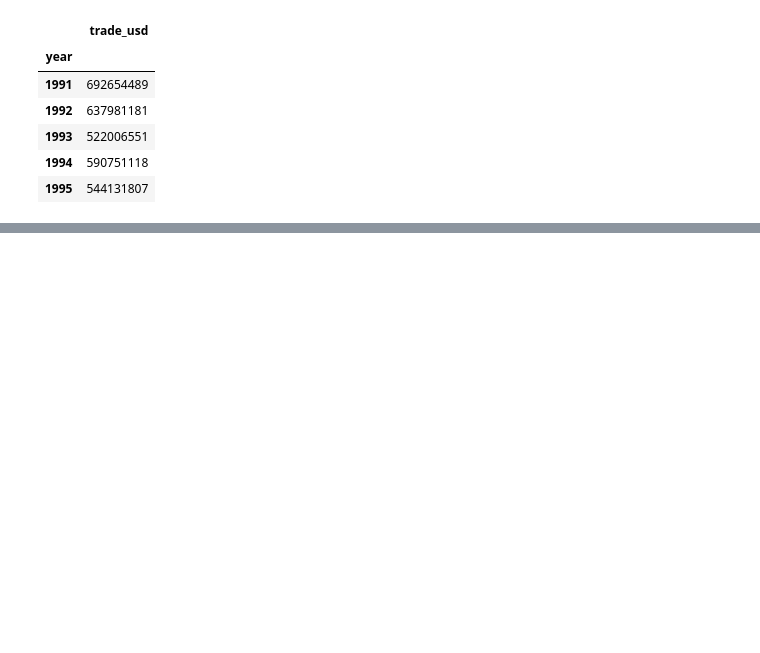
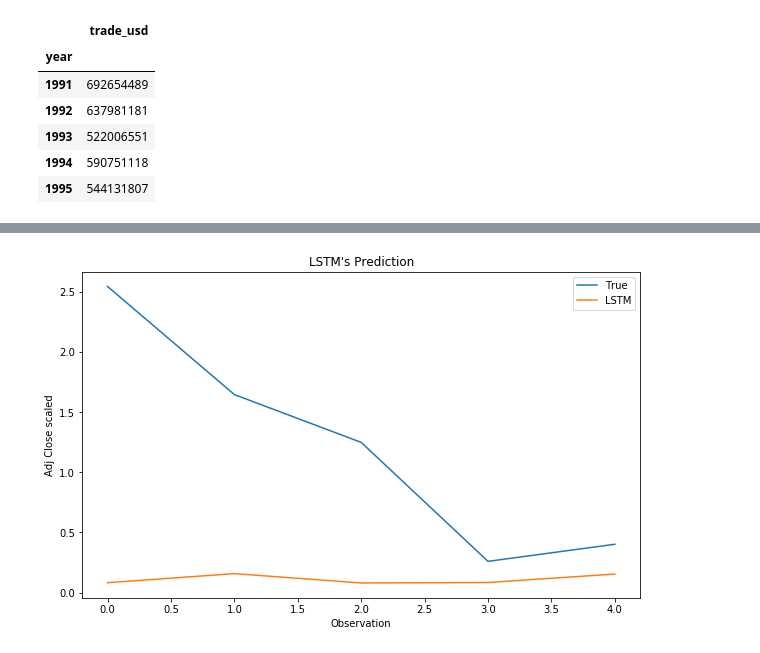
Before and after one commit to MihailoJoksimovic/commodity-trade-statistics-analysis, a Jupyter notebook: Forecasting Pipeline.ipynb, the cells around one changed output, grey strips where cells are left out. Cells and saved outputs as stored; diff of their text form; code cells hidden in the pictures; blank space fills up the shorter version.

```diff
--- a/Forecasting Pipeline.ipynb
+++ b/Forecasting Pipeline.ipynb
@@ -80,0 +170,19 @@ Predicted: 783464474.794, Actual: 784223079.0, Diff: 758604.205734
+# %%
+for s in range(1,2):
+    train_sc_df['X_{}'.format(s)] = train_sc_df['Y'].shift(s)
+    test_sc_df['X_{}'.format(s)] = test_sc_df['Y'].shift(s)
+# %%
+X_train = train_sc_df.dropna().drop('Y', axis=1)
+y_train = train_sc_df.dropna().drop('X_1', axis=1)
+
+X_test = test_sc_df.dropna().drop('Y', axis=1)
+y_test = test_sc_df.dropna().drop('X_1', axis=1)
+
+X_train = X_train.as_matrix()
+y_train = y_train.as_matrix()
+
+X_test = X_test.as_matrix()
+y_test = y_test.as_matrix()
+
+X_train_lmse = X_train.reshape(X_train.shape[0], X_train.shape[1], 1)
+X_test_lmse = X_test.reshape(X_test.shape[0], X_test.shape[1], 1)
@@ -80,0 +195,7 @@ Predicted: 783464474.794, Actual: 784223079.0, Diff: 758604.205734
+# %%
+lstm_model = Sequential()
+lstm_model.add(LSTM(7, input_shape=(1, X_train_lmse.shape[1]), activation='relu', kernel_initializer='lecun_uniform', return_sequences=False))
+lstm_model.add(Dense(1))
+lstm_model.compile(loss='mean_squared_error', optimizer='adam')
+early_stop = EarlyStopping(monitor='loss', patience=2, verbose=1)
+history_lstm_model = lstm_model.fit(X_train_lmse, y_train, epochs=100, batch_size=1, verbose=1, shuffle=False, callbacks=[early_stop])
@@ -80,0 +220,5 @@ Predicted: 783464474.794, Actual: 784223079.0, Diff: 758604.205734
+# %%
+y_pred_test_lstm = lstm_model.predict(X_test_lmse)
+y_train_pred_lstm = lstm_model.predict(X_train_lmse)
+print("The R2 score on the Train set is:\t{:0.3f}".format(r2_score(y_train, y_train_pred_lstm)))
+print("The R2 score on the Test set is:\t{:0.3f}".format(r2_score(y_test, y_pred_test_lstm)))
@@ -80,0 +240,11 @@ Predicted: 783464474.794, Actual: 784223079.0, Diff: 758604.205734
+# %%
+plt.figure(figsize=(10, 6))
+plt.plot(y_test, label='True')
+plt.plot(y_pred_test_lstm, label='LSTM')
+plt.title("LSTM's Prediction")
+plt.xlabel('Observation')
+plt.ylabel('Adj Close scaled')
+plt.legend()
+plt.show();
+# %% [output]
+[figure, added]
```
Also changed, not shown: parts of 23 cells of this notebook, 1 other file.
